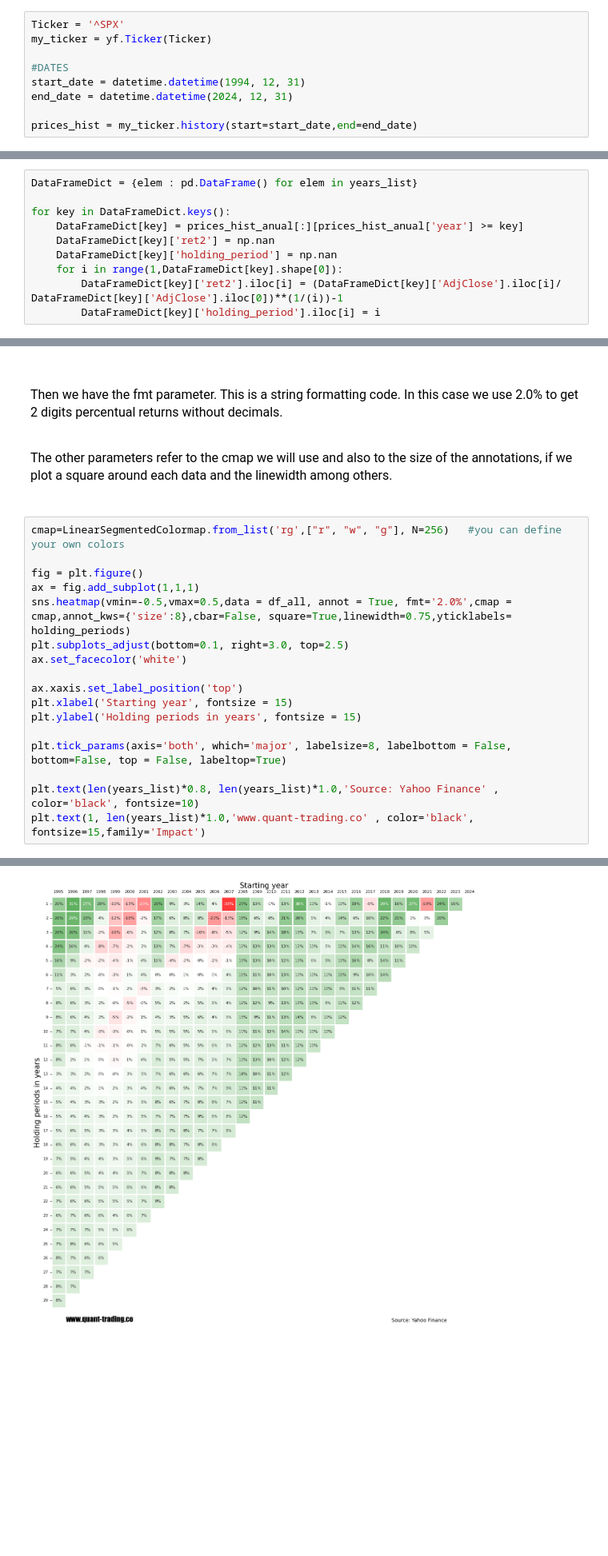
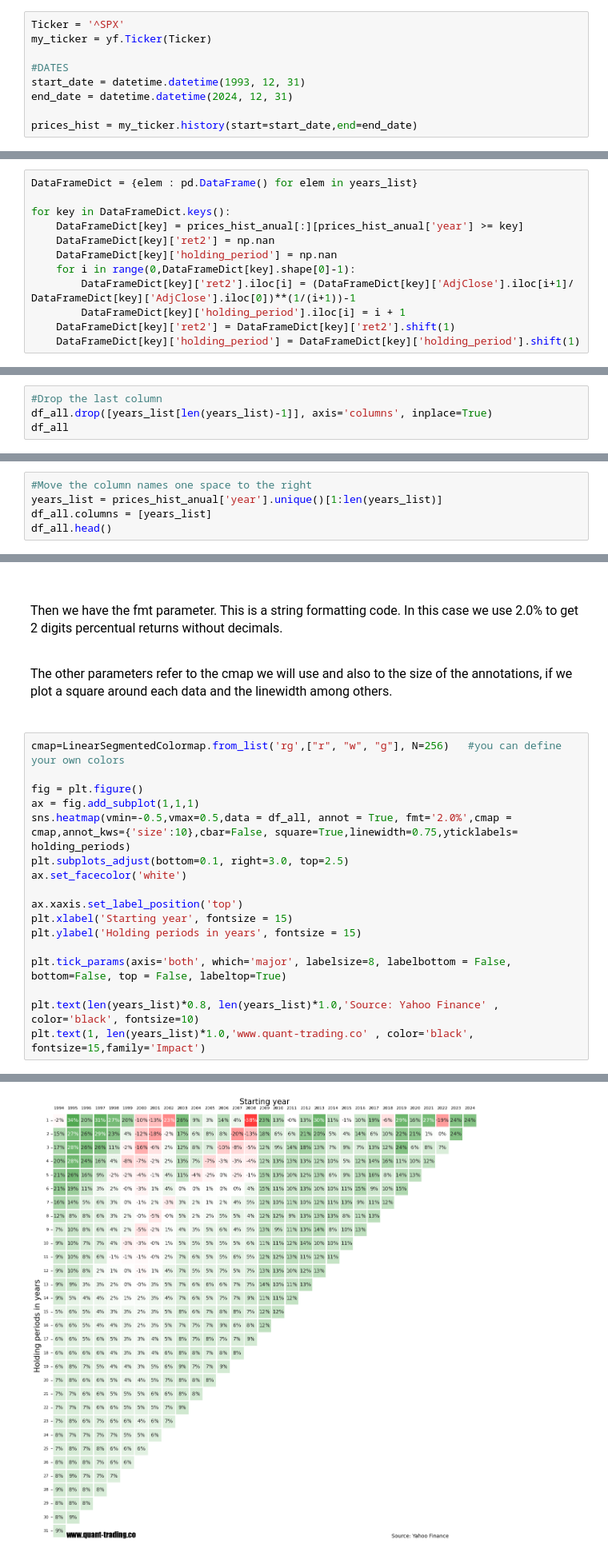
Before and after one commit to Quant-TradingCO/Data_Visualization, a Jupyter notebook: TOTAL_RETURN_HEATMAP_FORWARD_RETURNS.ipynb, the cells around one changed output, grey strips where cells are left out. Shown at 80% size. Cells and saved outputs as stored; diff of their text form; blank space fills up the shorter version.

```diff
--- a/TOTAL_RETURN_HEATMAP_FORWARD_RETURNS.ipynb
+++ b/TOTAL_RETURN_HEATMAP_FORWARD_RETURNS.ipynb
@@ -38,7 +38,7 @@ Ticker = '^SPX'
 my_ticker = yf.Ticker(Ticker)
 
 #DATES
-start_date = datetime.datetime(1994, 12, 31)
+start_date = datetime.datetime(1993, 12, 31)
 end_date = datetime.datetime(2024, 12, 31)
 
 prices_hist = my_ticker.history(start=start_date,end=end_date)
@@ -83,9 +83,11 @@ for key in DataFrameDict.keys():
     DataFrameDict[key] = prices_hist_anual[:][prices_hist_anual['year'] >= key]
     DataFrameDict[key]['ret2'] = np.nan
     DataFrameDict[key]['holding_period'] = np.nan
-    for i in range(1,DataFrameDict[key].shape[0]):
-        DataFrameDict[key]['ret2'].iloc[i] = (DataFrameDict[key]['AdjClose'].iloc[i]/ DataFrameDict[key]['AdjClose'].iloc[0])**(1/(i))-1
-        DataFrameDict[key]['holding_period'].iloc[i] = i
+    for i in range(0,DataFrameDict[key].shape[0]-1):
+        DataFrameDict[key]['ret2'].iloc[i] = (DataFrameDict[key]['AdjClose'].iloc[i+1]/ DataFrameDict[key]['AdjClose'].iloc[0])**(1/(i+1))-1
+        DataFrameDict[key]['holding_period'].iloc[i] = i + 1
+    DataFrameDict[key]['ret2'] = DataFrameDict[key]['ret2'].shift(1)
+    DataFrameDict[key]['holding_period'] = DataFrameDict[key]['holding_period'].shift(1)
 # %%
 #Here we get an example of the DataFrame for 1995
 DataFrameDict[1995].head(10)
@@ -206,0 +209,4 @@ df_all.head()
+# %%
+#Drop the last column
+df_all.drop([years_list[len(years_list)-1]], axis='columns', inplace=True)
+df_all
@@ -206,0 +232,5 @@ df_all.head()
+# %%
+#Move the column names one space to the right
+years_list = prices_hist_anual['year'].unique()[1:len(years_list)]
+df_all.columns = [years_list]
+df_all.head()
@@ -239,7 +277,7 @@ cmap=LinearSegmentedColormap.from_list('rg',["r", "w", "g"], N=256)   #you can d
 
 fig = plt.figure()
 ax = fig.add_subplot(1,1,1)
-sns.heatmap(vmin=-0.5,vmax=0.5,data = df_all, annot = True, fmt='2.0%',cmap = cmap,annot_kws={'size':8},cbar=False, square=True,linewidth=0.75,yticklabels= holding_periods)
+sns.heatmap(vmin=-0.5,vmax=0.5,data = df_all, annot = True, fmt='2.0%',cmap = cmap,annot_kws={'size':10},cbar=False, square=True,linewidth=0.75,yticklabels= holding_periods)
 plt.subplots_adjust(bottom=0.1, right=3.0, top=2.5)
 ax.set_facecolor('white')
 
@@ -256,4 +294,4 @@ Text(1, 30.0, 'www.quant-trading.co')
-[figure, old version]
+[figure, new version]
 # %% [markdown]
 If this content is helpful and you want to make a donation please click on the button
 
```
Also changed, not shown: parts of 14 cells of this notebook.
